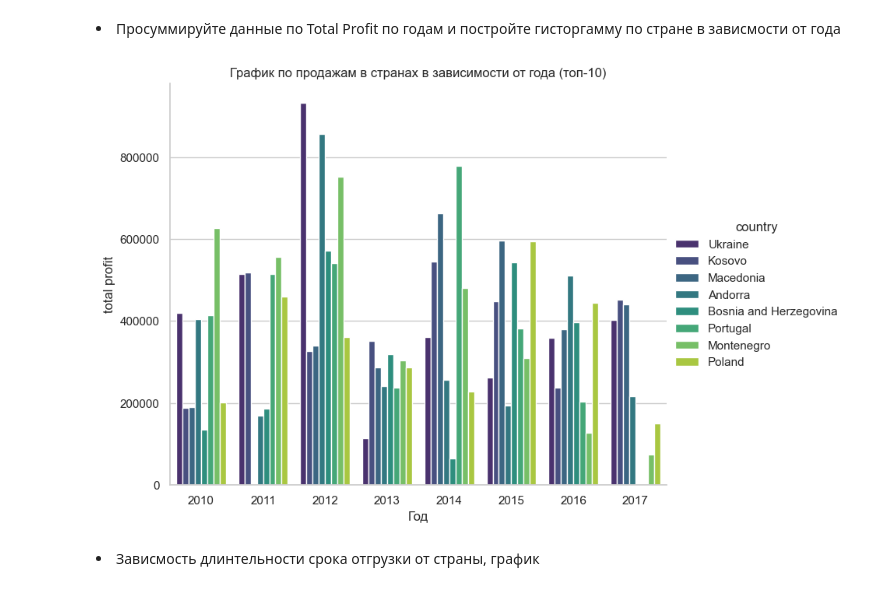
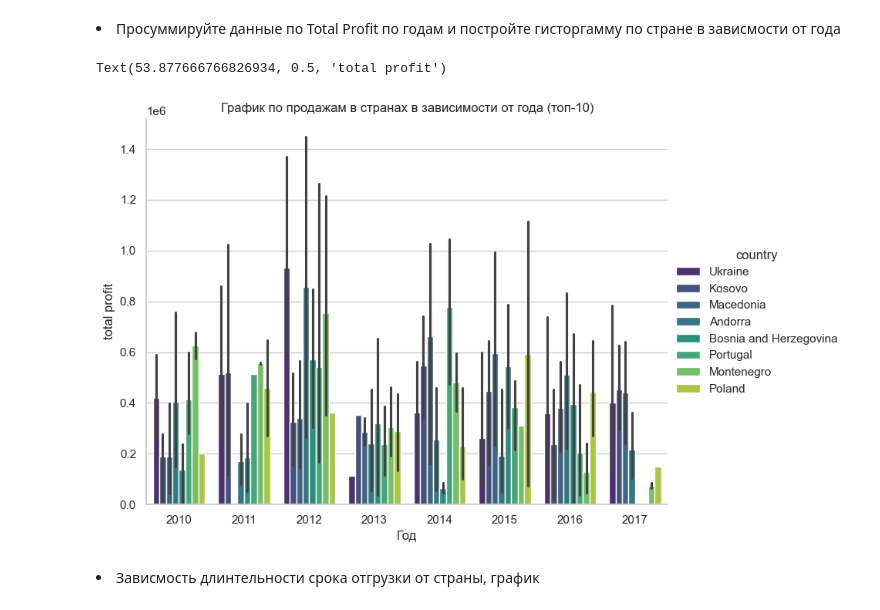
Before and after one commit to tsukerin/labs, a Jupyter notebook: labs_pm/lab8/main.ipynb, the cells around one changed output. Drawn from its saved outputs; the diff is of its cells as text; code cells hidden in the pictures.

```diff
--- a/labs_pm/lab8/main.ipynb
+++ b/labs_pm/lab8/main.ipynb
@@ -392,13 +396,16 @@ plt.show()
 # %%
 grouped_data = europe.groupby(['year', 'country'])['total profit'].sum().reset_index()
 top_10 = grouped_data.nlargest(10, 'total profit')['country']
-sns.catplot(x='year', y='total profit', hue='country', kind='bar', data=df[df['country'].isin(top_10)], height=6, aspect=1.3, palette='viridis', errorbar=None)
+sns.set(style="whitegrid")
+with warnings.catch_warnings():
+    warnings.simplefilter("ignore")
+    sns.catplot(x='year', y='total profit', hue='country', kind='bar', data=df[df['country'].isin(top_10)], height=6, aspect=1.3, palette='viridis')
 plt.title('График по продажам в странах в зависимости от года (топ-10)')
 plt.xlabel('Год')
 plt.ylabel('total profit')
-plt.show()
 # %% [output]
+Text(53.877666766826934, 0.5, 'total profit')
-[figure, old version]
+[figure, new version]
 # %% [markdown]
 <li>Зависмость длинтельности срока отгрузки от страны, график
 # %%
```
Also changed, not shown: parts of 2 cells of this notebook.
